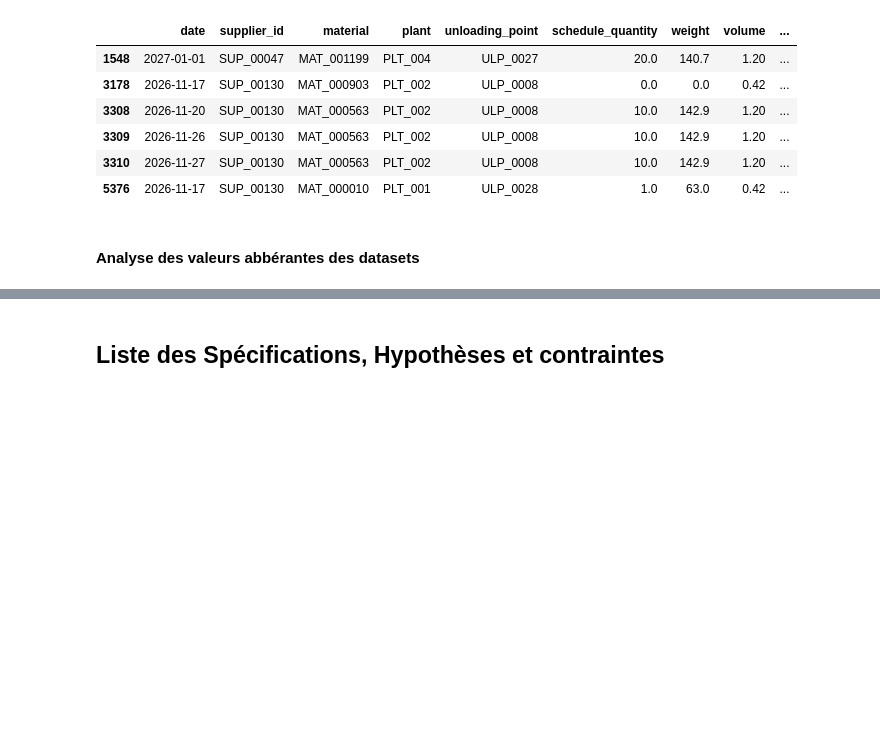
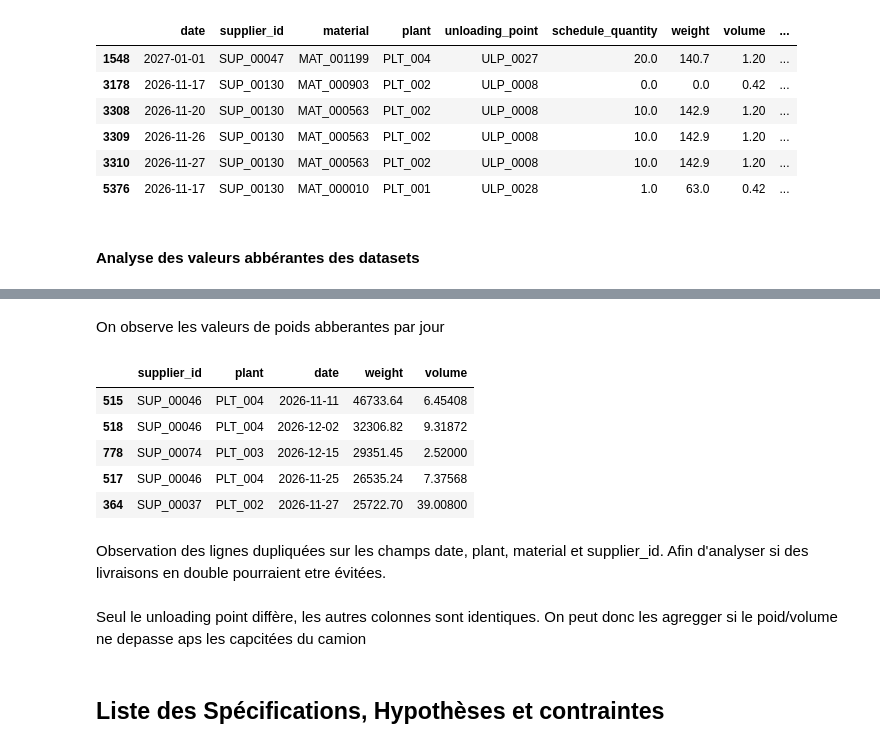
Before and after one commit to TheKingL/fast-n-fourgon, a Jupyter notebook: data_analysis/milestone1.ipynb, the cells around one changed output, grey strips where cells are left out. Drawn from its saved outputs; the diff is of its cells as text; code cells hidden in the pictures; blank space fills up the shorter version.

```diff
--- a/data_analysis/milestone1.ipynb
+++ b/data_analysis/milestone1.ipynb
@@ -101,0 +105,23 @@ plt.show()
+# %% [markdown]
+On observe les valeurs de poids abberantes par jour
+# %%
+# Lignes seules > 24,5 T
+schedule_higher_to_24 = schedule[schedule.weight > 24500].sort_values("weight", ascending=False)
+schedule_higher_to_24
+
+# couple jour dont le poids total dépasse 24,5 T
+couple_day = (schedule.groupby(["supplier_id", "plant", "date"])[["weight", "volume"]]
+                      .sum()
+                      .reset_index())
+
+big_couple_days = couple_day[couple_day.weight > 24500].sort_values("weight", ascending=False)
+big_couple_days
+# %% [output]
+|  | supplier_id | plant | date | weight | volume |
+| 515 | SUP_00046 | PLT_004 | 2026-11-11 | 46733.64 | 6.45408 |
+| 518 | SUP_00046 | PLT_004 | 2026-12-02 | 32306.82 | 9.31872 |
+| 778 | SUP_00074 | PLT_003 | 2026-12-15 | 29351.45 | 2.52000 |
+| 517 | SUP_00046 | PLT_004 | 2026-11-25 | 26535.24 | 7.37568 |
+| 364 | SUP_00037 | PLT_002 | 2026-11-27 | 25722.70 | 39.00800 |
+# %% [markdown]
+Observation des lignes dupliquées sur les champs date, plant, material et supplier_id. Afin d'analyser si des livraisons en double pourraient etre évitées.
@@ -102,3 +136,5 @@ plt.show()
+# %% [markdown]
+Seul le unloading point diffère, les autres colonnes sont identiques. On peut donc les agregger si le poid/volume ne depasse aps les capcitées du camion
 # %% [markdown]
 ## Liste des Spécifications, Hypothèses et contraintes
 # %% [markdown]
```
Also changed, not shown: parts of 10 cells of this notebook.
